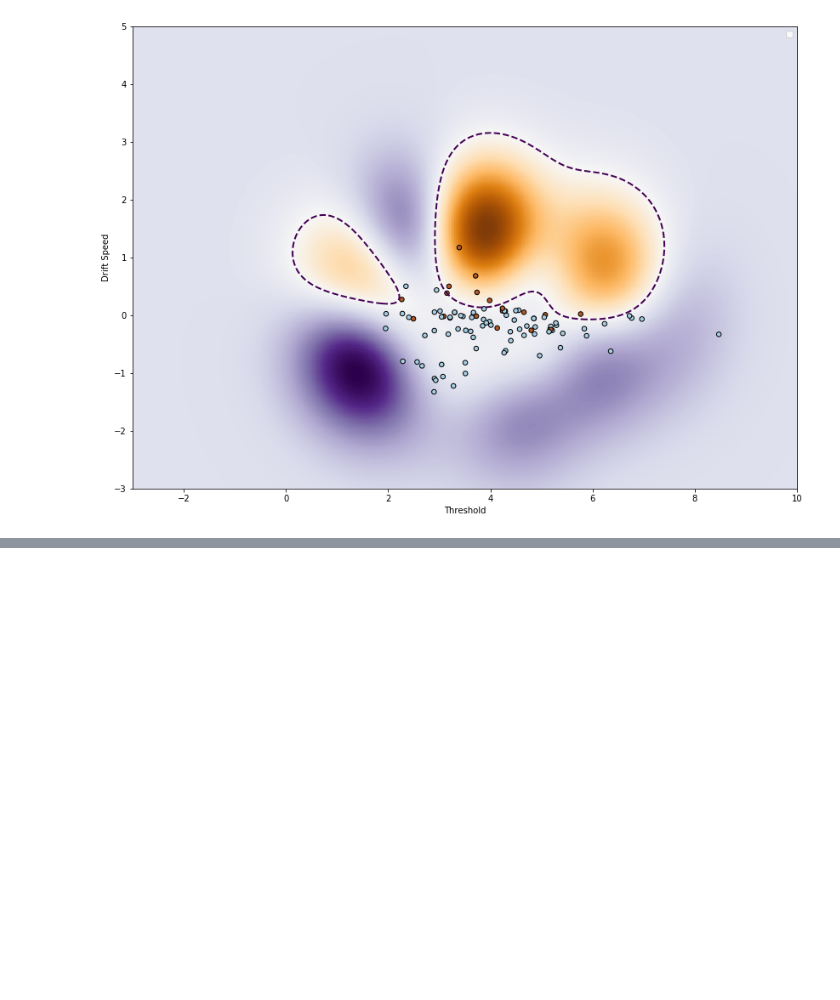
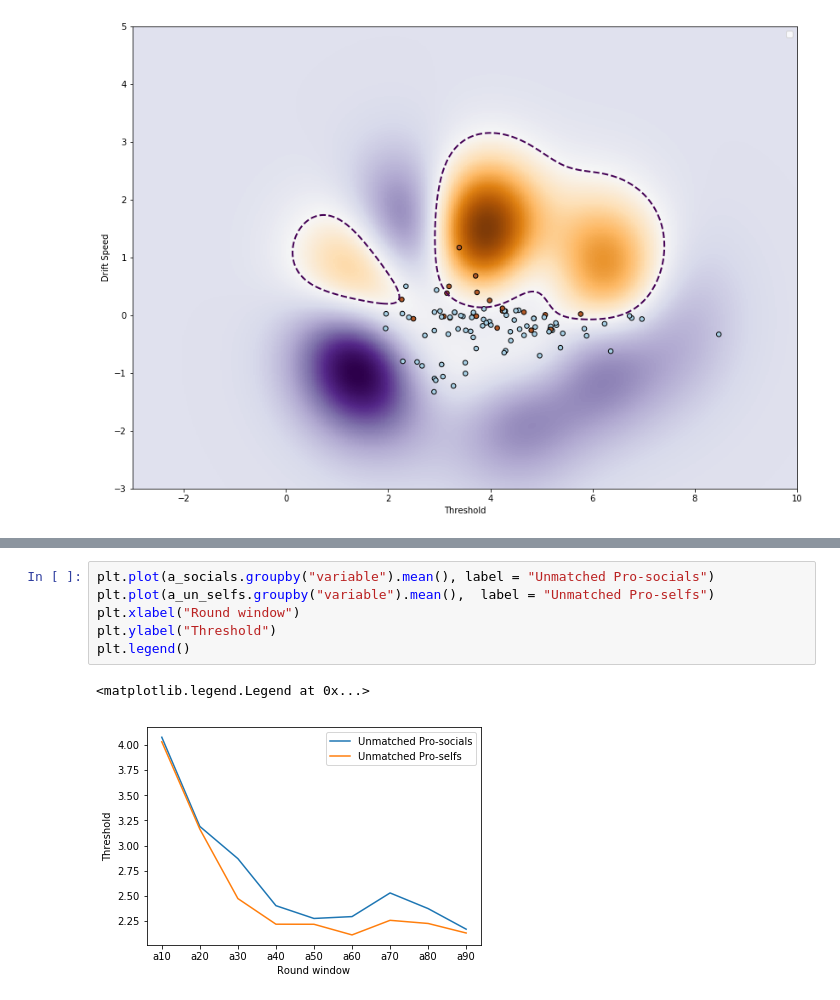
Before and after one commit to eladiomontero/DecisionTimes, a Jupyter notebook: SVO Context Analysis/changingSVO.ipynb, the cells around one changed output, grey strips where cells are left out. Cells and saved outputs as stored; diff of their text form; blank space fills up the shorter version.

```diff
--- a/SVO Context Analysis/changingSVO.ipynb
+++ b/SVO Context Analysis/changingSVO.ipynb
@@ -333,0 +408,9 @@ plt.show()
+# %%
+plt.plot(a_socials.groupby("variable").mean(), label = "Unmatched Pro-socials")
+plt.plot(a_un_selfs.groupby("variable").mean(),  label = "Unmatched Pro-selfs")
+plt.xlabel("Round window")
+plt.ylabel("Threshold")
+plt.legend()
+# %% [output]
+<matplotlib.legend.Legend at 0x...>
+[figure, added]
```
Also changed, not shown: parts of 18 cells of this notebook, 8 other files.
